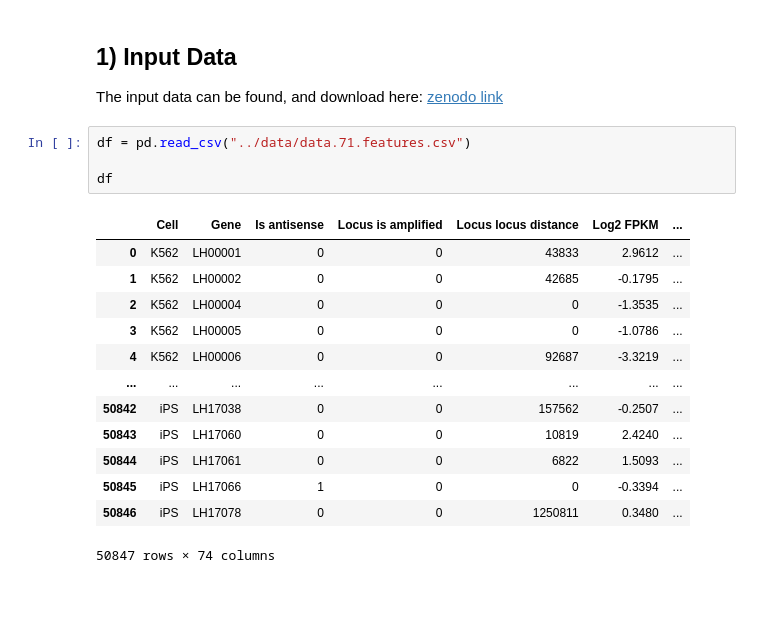
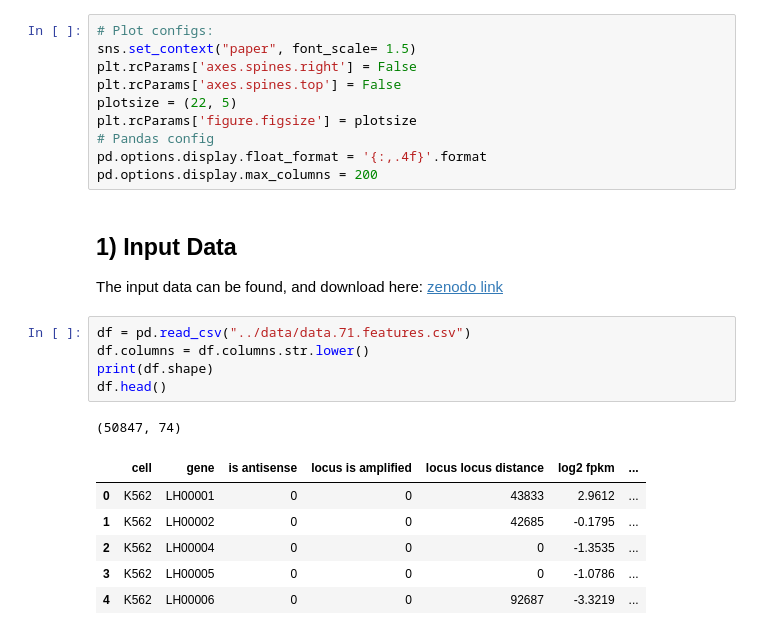
Before and after one commit to razielar/INFLAMer, a Jupyter notebook: notebooks/INFLAMeR.ipynb, the cells around one changed output. Drawn from its saved outputs; the diff is of its cells as text; blank space fills up the shorter version.

Commit message:
add main plots

```diff
--- a/notebooks/INFLAMeR.ipynb
+++ b/notebooks/INFLAMeR.ipynb
@@ -12,21 +16,26 @@ Notebook configs
+# %%
+# Plot configs:
+sns.set_context("paper", font_scale= 1.5)
+plt.rcParams['axes.spines.right'] = False
+plt.rcParams['axes.spines.top'] = False
+plotsize = (22, 5)
+plt.rcParams['figure.figsize'] = plotsize
+# Pandas config
+pd.options.display.float_format = '{:,.4f}'.format
+pd.options.display.max_columns = 200
 # %% [markdown]
 ## 1) Input Data
 The input data can be found, and download here: [zenodo link](https://zenodo.org/record/8114662)
 # %%
 df = pd.read_csv("../data/data.71.features.csv")
-
-df
+df.columns = df.columns.str.lower()
+print(df.shape)
+df.head()
 # %% [output]
+(50847, 74)
-|  | Cell | Gene | Is antisense | Locus is amplified | Locus locus distance | Log2 FPKM | ... |
+|  | cell | gene | is antisense | locus is amplified | locus locus distance | log2 fpkm | ... |
 | 0 | K562 | LH00001 | 0 | 0 | 43833 | 2.9612 | ... |
 | 1 | K562 | LH00002 | 0 | 0 | 42685 | -0.1795 | ... |
 | 2 | K562 | LH00004 | 0 | 0 | 0 | -1.3535 | ... |
 | 3 | K562 | LH00005 | 0 | 0 | 0 | -1.0786 | ... |
 | 4 | K562 | LH00006 | 0 | 0 | 92687 | -3.3219 | ... |
-| ... | ... | ... | ... | ... | ... | ... | ... |
-| 50842 | iPS | LH17038 | 0 | 0 | 157562 | -0.2507 | ... |
-| 50843 | iPS | LH17060 | 0 | 0 | 10819 | 2.4240 | ... |
-| 50844 | iPS | LH17061 | 0 | 0 | 6822 | 1.5093 | ... |
-| 50845 | iPS | LH17066 | 1 | 0 | 0 | -0.3394 | ... |
-| 50846 | iPS | LH17078 | 0 | 0 | 1250811 | 0.3480 | ... |
-50847 rows × 74 columns
```
Also changed, not shown: parts of 26 cells of this notebook.
